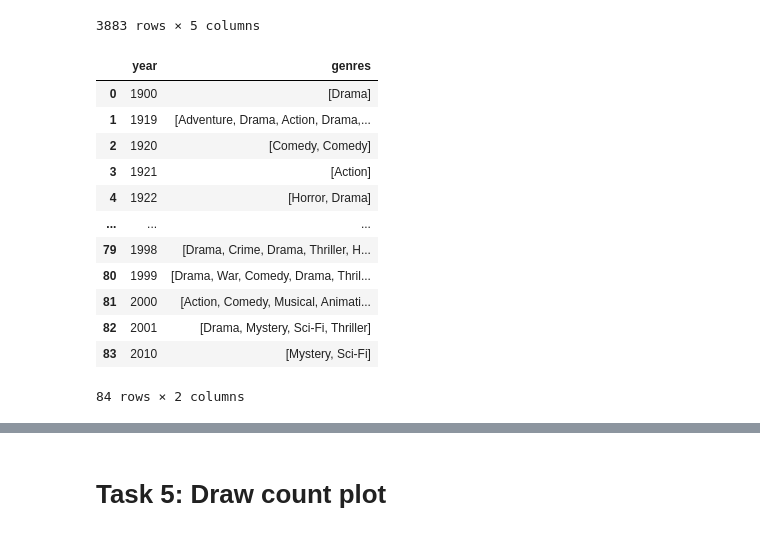
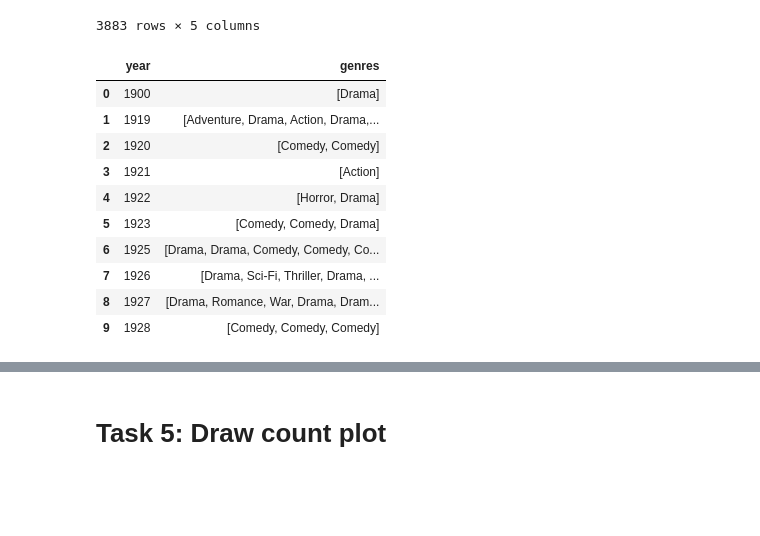
Before and after one commit to cookieSensei/DemoInterviewAnalysis, a Jupyter notebook: demo analysis.ipynb, the cells around one changed output, grey strips where cells are left out. Saved outputs shown, nothing was run; the diff lists cells and outputs as text; code cells hidden in the pictures; blank space fills up the shorter version.

```diff
--- a/demo analysis.ipynb
+++ b/demo analysis.ipynb
@@ -359,21 +326,19 @@ movies
 # %%
 movie_genre_by_year = pd.DataFrame(
     movies["genres"].groupby(movies["year"]).sum()).reset_index()
-movie_genre_by_year
+movie_genre_by_year.head(10) #First 10 rows
 # %% [output]
 |  | year | genres |
 | 0 | 1900 | [Drama] |
 | 1 | 1919 | [Adventure, Drama, Action, Drama,... |
 | 2 | 1920 | [Comedy, Comedy] |
 | 3 | 1921 | [Action] |
 | 4 | 1922 | [Horror, Drama] |
-| ... | ... | ... |
-| 79 | 1998 | [Drama, Crime, Drama, Thriller, H... |
-| 80 | 1999 | [Drama, War, Comedy, Drama, Thril... |
-| 81 | 2000 | [Action, Comedy, Musical, Animati... |
-| 82 | 2001 | [Drama, Mystery, Sci-Fi, Thriller] |
-| 83 | 2010 | [Mystery, Sci-Fi] |
+| 5 | 1923 | [Comedy, Comedy, Drama] |
+| 6 | 1925 | [Drama, Drama, Comedy, Comedy, Co... |
+| 7 | 1926 | [Drama, Sci-Fi, Thriller, Drama, ... |
+| 8 | 1927 | [Drama, Romance, War, Drama, Dram... |
+| 9 | 1928 | [Comedy, Comedy, Comedy] |
-84 rows × 2 columns
 # %%
 movie_genre_by_year["genres"] = movie_genre_by_year["genres"].apply(
     lambda x: set(x))
```
Also changed, not shown: parts of 15 cells of this notebook.
